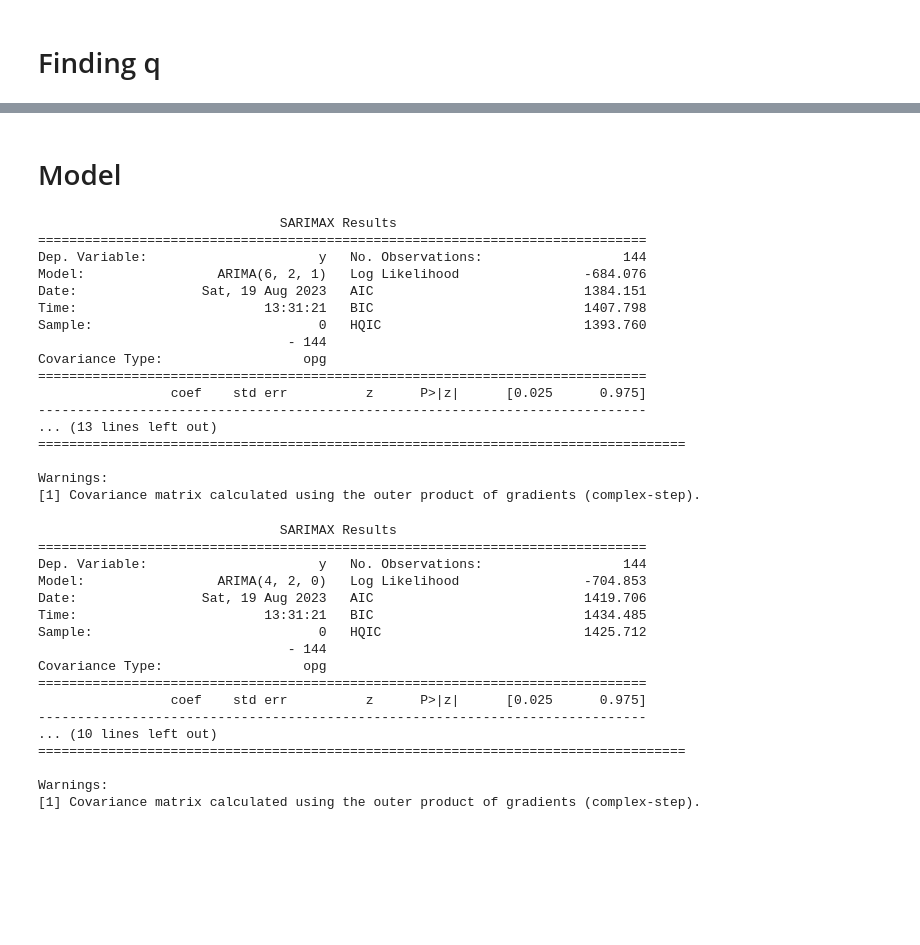
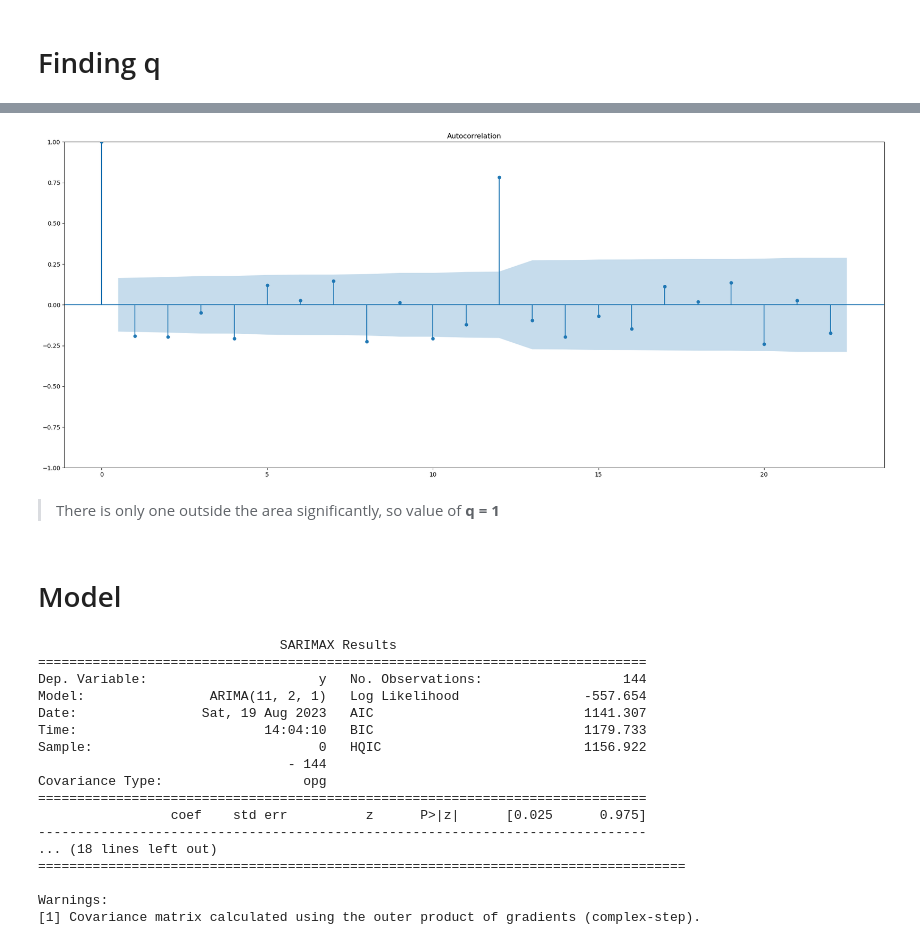
Before and after one commit to sidd6p/Air-Passengers-Prediction-ARIMA, a Jupyter notebook: air-passengers-prediction-arima.ipynb, the cells around one changed output, grey strips where cells are left out. Saved outputs shown, nothing was run; the diff lists cells and outputs as text; code cells hidden in the pictures; blank space fills up the shorter version.

```diff
--- a/air-passengers-prediction-arima.ipynb
+++ b/air-passengers-prediction-arima.ipynb
@@ -105,46 +139,32 @@ plt.show()
+# %%
+fig, ax = plt.subplots(figsize=(25, 10))
+plot_acf(diff_data.dropna(), ax=ax)
+plt.show()
+# %% [output]
+[figure, added]
+# %% [markdown]
+> There is only one outside the area significantly, so value of __q = 1__
 # %% [markdown]
 # Model
 # %%
-model = ARIMA(data['#Passengers'].values, order=(6,2,1))
+model = ARIMA(data['#Passengers'].values, order=(11,2,1))
 model_fit = model.fit()
 print(model_fit.summary())
 # %% [output]
                                SARIMAX Results
 ==============================================================================
 Dep. Variable:                      y   No. Observations:                  144
-Model:                 ARIMA(6, 2, 1)   Log Likelihood                -684.076
-Date:                Sat, 19 Aug 2023   AIC                           1384.151
-Time:                        13:31:21   BIC                           1407.798
-Sample:                             0   HQIC                          1393.760
+Model:                ARIMA(11, 2, 1)   Log Likelihood                -557.654
+Date:                Sat, 19 Aug 2023   AIC                           1141.307
+Time:                        14:04:10   BIC                           1179.733
+Sample:                             0   HQIC                          1156.922
                                 - 144
 Covariance Type:                  opg
 ==============================================================================
                  coef    std err          z      P>|z|      [0.025      0.975]
 ------------------------------------------------------------------------------
-... (13 lines left out)
+... (18 lines left out)
 ===================================================================================
 
 Warnings:
 [1] Covariance matrix calculated using the outer product of gradients (complex-step).
-# %%
-model = ARIMA(data['#Passengers'].values, order=(4,2,0))
-model_fit = model.fit()
-print(model_fit.summary())
-# %% [output]
-                               SARIMAX Results
-==============================================================================
-Dep. Variable:                      y   No. Observations:                  144
-Model:                 ARIMA(4, 2, 0)   Log Likelihood                -704.853
-Date:                Sat, 19 Aug 2023   AIC                           1419.706
-Time:                        13:31:21   BIC                           1434.485
-Sample:                             0   HQIC                          1425.712
-                                - 144
-Covariance Type:                  opg
-==============================================================================
-                 coef    std err          z      P>|z|      [0.025      0.975]
-------------------------------------------------------------------------------
-... (10 lines left out)
-===================================================================================
-
-Warnings:
-[1] Covariance matrix calculated using the outer product of gradients (complex-step).
```
Also changed, not shown: parts of 29 cells of this notebook.
